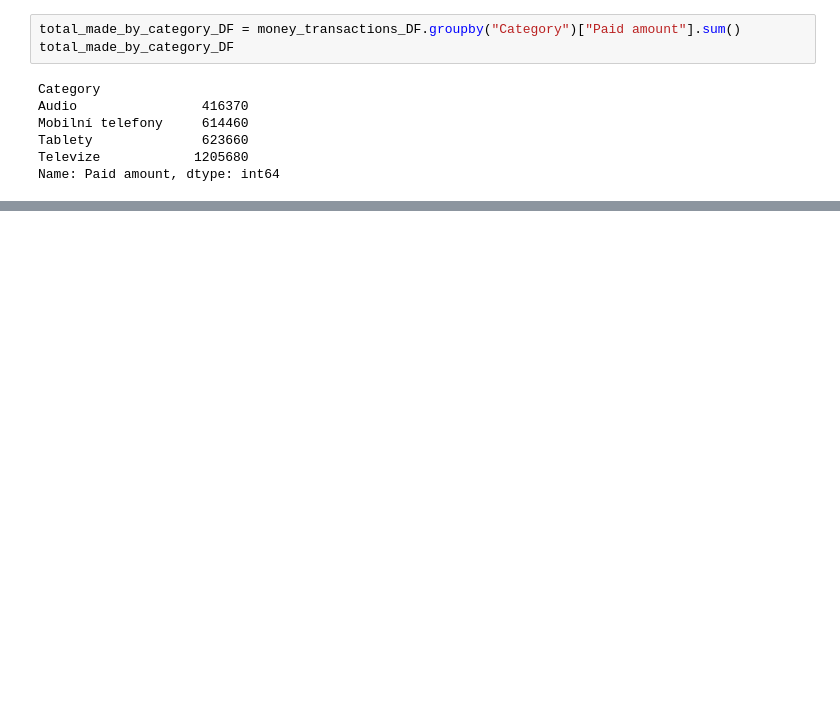
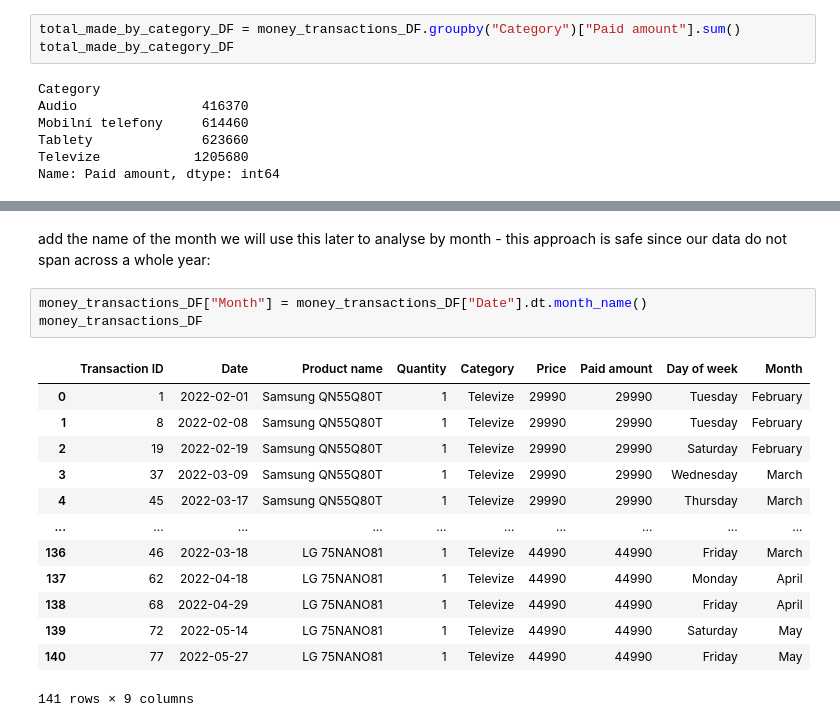
Before and after one commit to kejlajan/work_test, a Jupyter notebook: data_visualization_pipeline.ipynb, the cells around one changed output, grey strips where cells are left out. Drawn from its saved outputs; the diff is of its cells as text; blank space fills up the shorter version.

```diff
--- a/data_visualization_pipeline.ipynb
+++ b/data_visualization_pipeline.ipynb
@@ -97,0 +107,19 @@ plt.show()
+# %% [markdown]
+add the name of the month we will use this later to analyse by month - this approach is safe since our data do not span across a whole year:
+# %%
+money_transactions_DF["Month"] = money_transactions_DF["Date"].dt.month_name()
+money_transactions_DF
+# %% [output]
+|  | Transaction ID | Date | Product name | Quantity | Category | Price | Paid amount | Day of week | Month |
+| 0 | 1 | 2022-02-01 | Samsung QN55Q80T | 1 | Televize | 29990 | 29990 | Tuesday | February |
+| 1 | 8 | 2022-02-08 | Samsung QN55Q80T | 1 | Televize | 29990 | 29990 | Tuesday | February |
+| 2 | 19 | 2022-02-19 | Samsung QN55Q80T | 1 | Televize | 29990 | 29990 | Saturday | February |
+| 3 | 37 | 2022-03-09 | Samsung QN55Q80T | 1 | Televize | 29990 | 29990 | Wednesday | March |
+| 4 | 45 | 2022-03-17 | Samsung QN55Q80T | 1 | Televize | 29990 | 29990 | Thursday | March |
+| ... | ... | ... | ... | ... | ... | ... | ... | ... | ... |
+| 136 | 46 | 2022-03-18 | LG 75NANO81 | 1 | Televize | 44990 | 44990 | Friday | March |
+| 137 | 62 | 2022-04-18 | LG 75NANO81 | 1 | Televize | 44990 | 44990 | Monday | April |
+| 138 | 68 | 2022-04-29 | LG 75NANO81 | 1 | Televize | 44990 | 44990 | Friday | April |
+| 139 | 72 | 2022-05-14 | LG 75NANO81 | 1 | Televize | 44990 | 44990 | Saturday | May |
+| 140 | 77 | 2022-05-27 | LG 75NANO81 | 1 | Televize | 44990 | 44990 | Friday | May |
+141 rows × 9 columns
```
Also changed, not shown: parts of 29 cells of this notebook.
